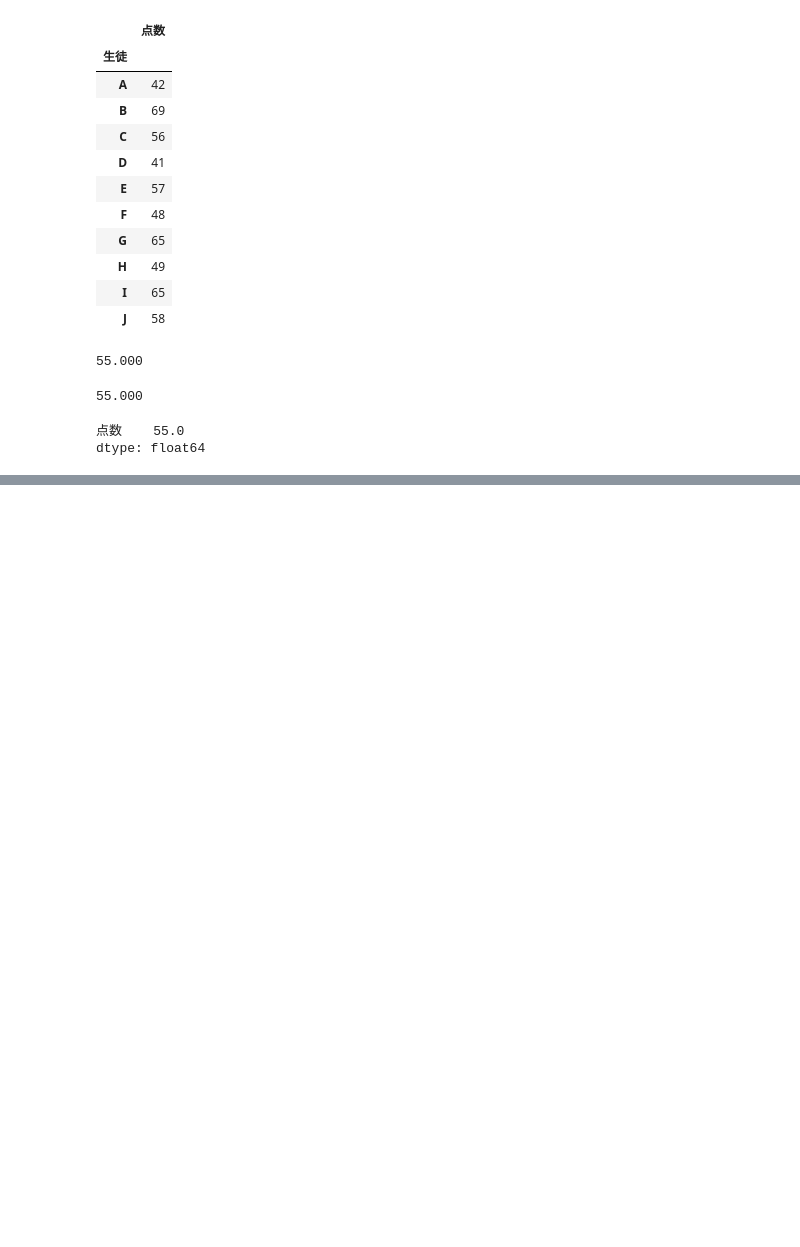
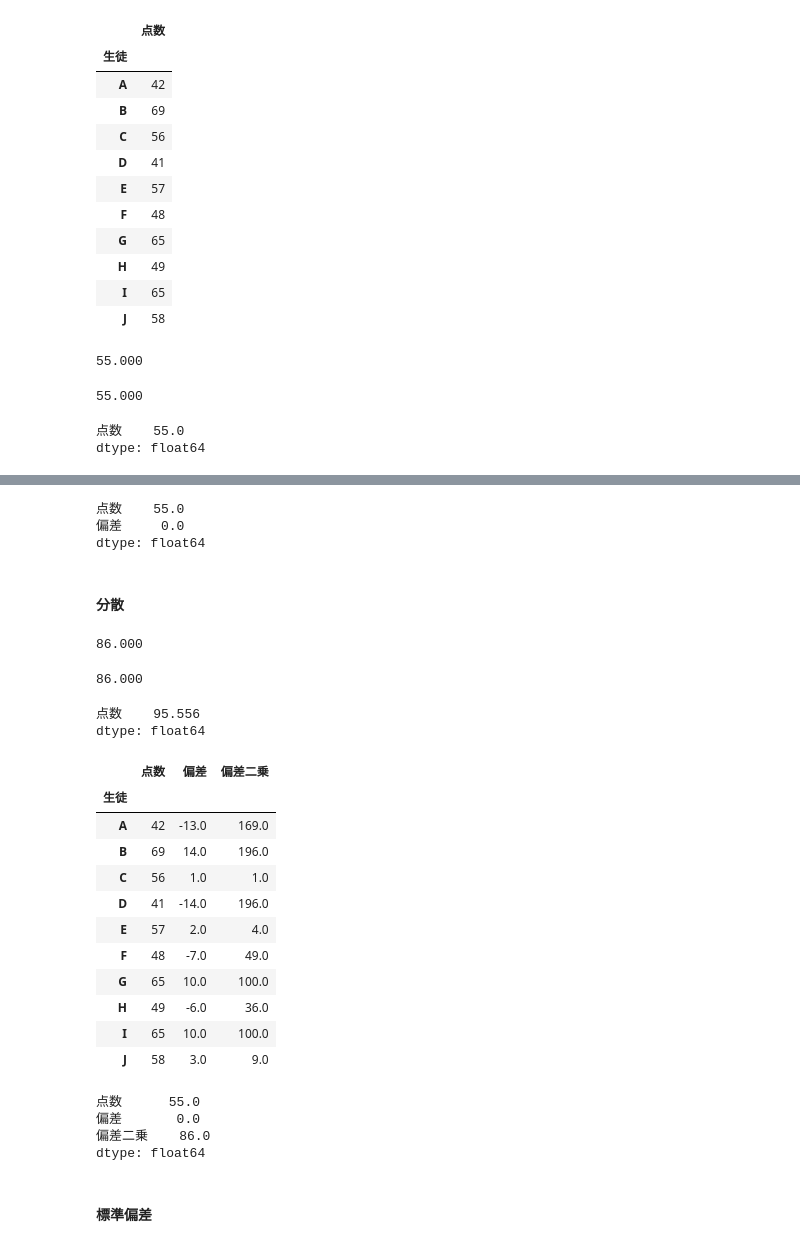
Before and after one commit to insideman02468/Cloud9, a Jupyter notebook: Jupyter/MyNotebook/chapter2.ipynb, the cells around one changed output, grey strips where cells are left out. Saved outputs shown, nothing was run; the diff lists cells and outputs as text; code cells hidden in the pictures; blank space fills up the shorter version.

```diff
--- a/Jupyter/MyNotebook/chapter2.ipynb
+++ b/Jupyter/MyNotebook/chapter2.ipynb
@@ -62,0 +122,4 @@ dtype: float64
+# %%
+mean = np.mean(scores)
+deviation = scores -mean
+deviation
@@ -62,0 +143,4 @@ dtype: float64
+# %%
+summary_df = scores_df.copy()
+summary_df['偏差'] = deviation
+summary_df
@@ -62,0 +160,46 @@ dtype: float64
+# %%
+summary_df.mean()
+# %% [output]
+点数    55.0
+偏差     0.0
+dtype: float64
+# %% [markdown]
+#### 分散
+# %%
+np.mean(deviation ** 2)
+# %% [output]
+86.000
+# %%
+np.var(scores)
+# %% [output]
+86.000
+# %%
+scores_df.var()
+# %% [output]
+点数    95.556
+dtype: float64
+# %%
+summary_df['偏差二乗'] = np.square(deviation)
+summary_df
+# %% [output]
+|  | 点数 | 偏差 | 偏差二乗 |
+| 生徒 |  |  |  |
+| A | 42 | -13.0 | 169.0 |
+| B | 69 | 14.0 | 196.0 |
+| C | 56 | 1.0 | 1.0 |
+| D | 41 | -14.0 | 196.0 |
+| E | 57 | 2.0 | 4.0 |
+| F | 48 | -7.0 | 49.0 |
+| G | 65 | 10.0 | 100.0 |
+| H | 49 | -6.0 | 36.0 |
+| I | 65 | 10.0 | 100.0 |
+| J | 58 | 3.0 | 9.0 |
+# %%
+summary_df.mean()
+# %% [output]
+点数      55.0
+偏差       0.0
+偏差二乗    86.0
+dtype: float64
+# %% [markdown]
+#### 標準偏差
```
Also changed, not shown: parts of 16 cells of this notebook, 1 other file.
